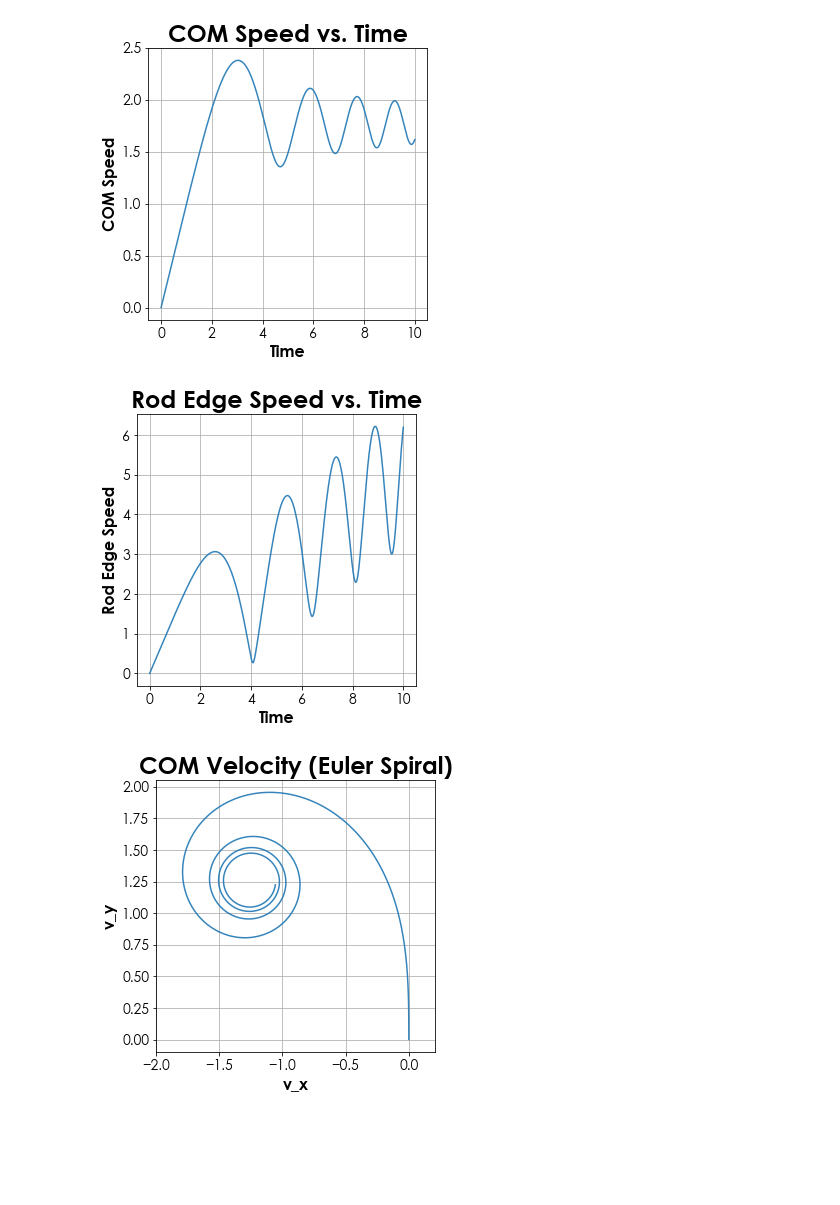
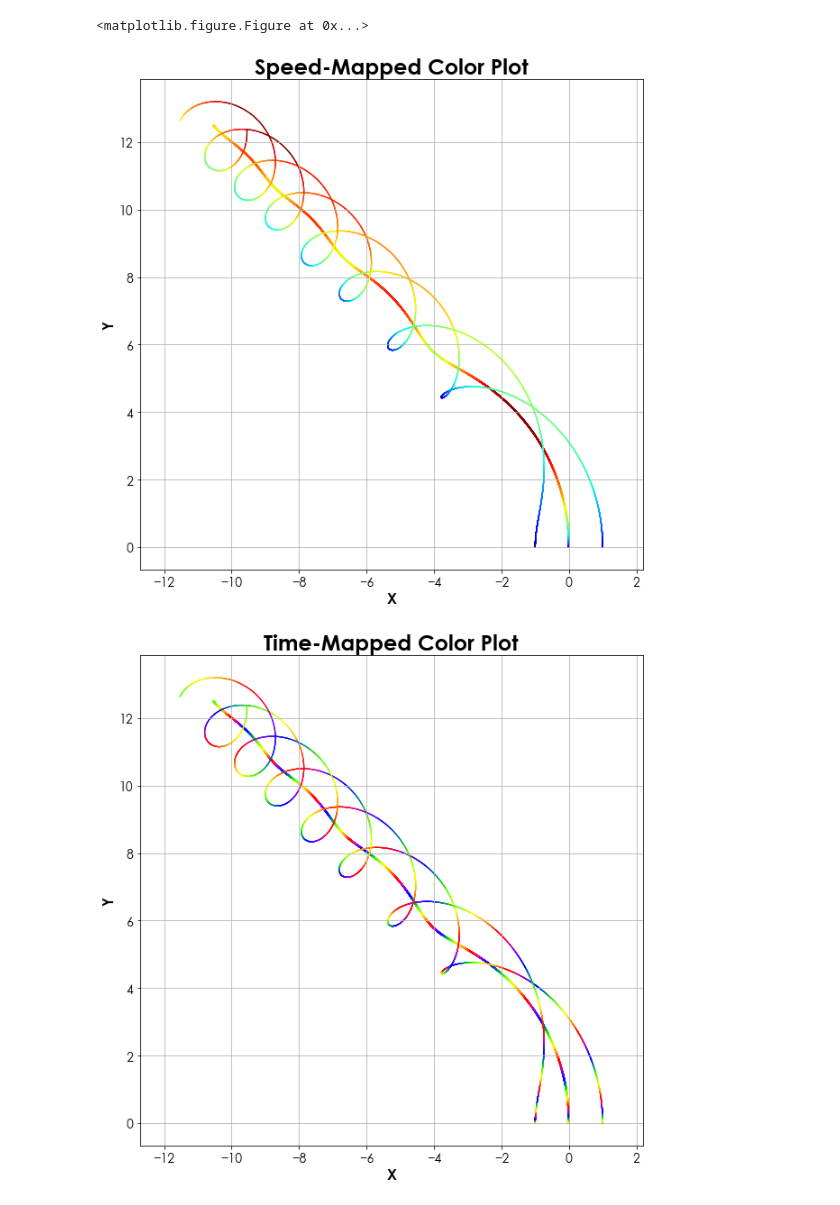
Before and after one commit to chrismbryant/euler-spiral, a Jupyter notebook: magic_rocket_rod.ipynb, the cells around one changed output. Cells and saved outputs as stored; diff of their text form; code cells hidden in the pictures; blank space fills up the shorter version.

```diff
--- a/magic_rocket_rod.ipynb
+++ b/magic_rocket_rod.ipynb
@@ -169,7 +169,7 @@ def make_plot(fn_list, x_lab, y_lab, title, square=False):
     '''
     font = {'family': 'Century Gothic', 'weight': 'normal', 'size' : 14}
     plt.rc('font', **font)
-    fig = plt.figure(figsize = (5, 5))
+    fig = plt.figure(figsize = (10, 10))
     ax = fig.add_subplot(1, 1, 1)
     if square:
         plt.axis('equal')
@@ -187,14 +187,14 @@ def diagnostic_plots():
 
     make_plot([[t, v]], 'Time', 'COM Speed', 'COM Speed vs. Time')
     make_plot([[t, v_edge_1]], 'Time', 'Rod Edge Speed', 'Rod Edge Speed vs. Time')
-    make_plot([[v_x, v_y]], 'v_x', 'v_y', 'COM Velocity (Euler Spiral)', square = True)
+    make_plot([[v_x, v_y]], r'$\mathbf{v_x}$', r'$\mathbf{v_y}$', 'COM Velocity (Euler Spiral)', square = True)
     make_plot([[x, y], [x_edge_1, y_edge_1], [x_edge_2, y_edge_2]], 'X', 'Y', 'Rod Position', square = True)
 
 ##### ----- Speed-Mapped Color Plot ----- #####
 
 def speed_color_plot():
 
-    fig = plt.figure(figsize = (5, 5))
+    fig = plt.figure(figsize = (10, 10))
     ax = fig.add_subplot(1, 1, 1)
     plt.axis('equal')
     ax.grid(True)
@@ -210,7 +210,7 @@ def speed_color_plot():
 
 def time_color_plot():
 
-    fig = plt.figure(figsize = (5, 5))
+    fig = plt.figure(figsize = (10, 10))
     ax = fig.add_subplot(1, 1, 1)
     plt.axis('equal')
     ax.grid(True)
@@ -237,10 +239,12 @@ time_color_plot()
 # %%
+##### ----- Object with Larger Moment of Inertia ----- #####
+
 s, A, B = set_params(1, 1, 1, 2)
 t, v, v_x, v_y, v_edge_1, v_edge_2, x, y, x_edge_1, y_edge_1, y_edge_2, x_edge_2, y_edge_2 = calculate_eom()
-diagnostic_plots()
+# diagnostic_plots()
 speed_color_plot()
 time_color_plot()
 # %% [output]
+<matplotlib.figure.Figure at 0x...>
-[figure, old version]
+[figure, new version]
-[figure, old version]
+[figure, new version]
-[figure, removed]
```
Also changed, not shown: parts of 3 cells of this notebook.
